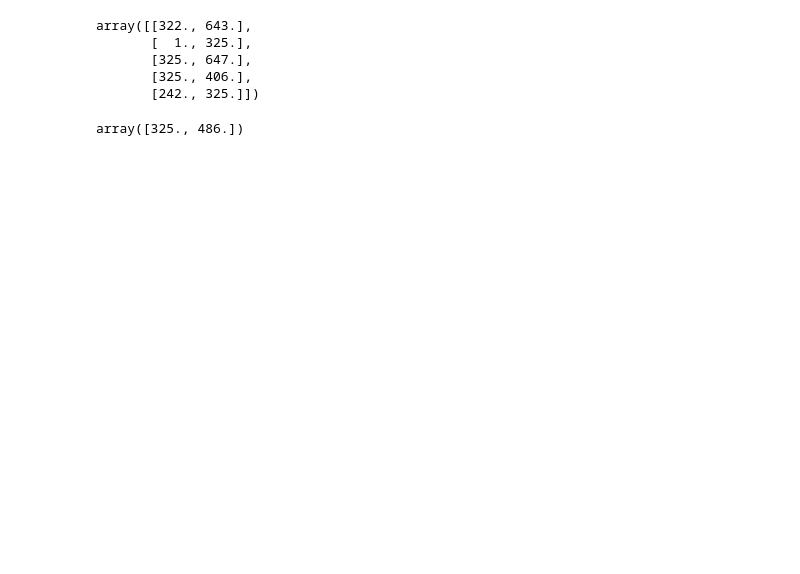
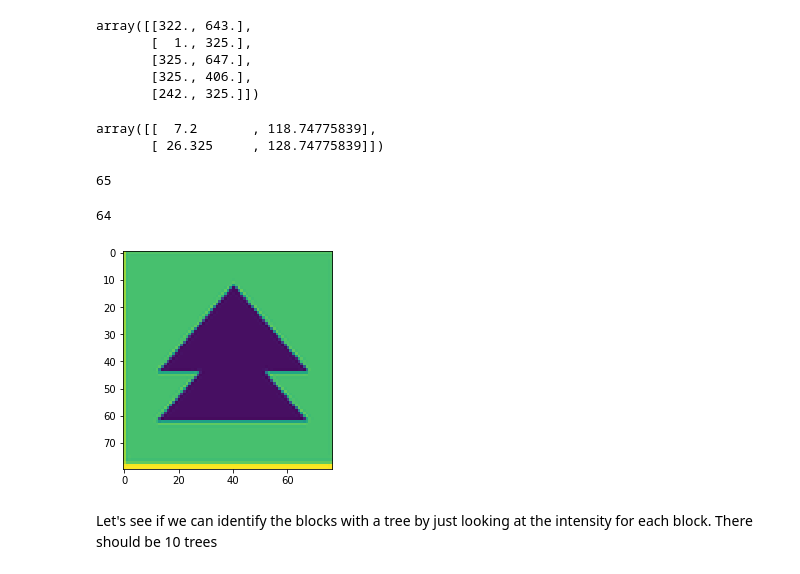
Before and after one commit to rrodenburg/tents_n_trees, a Jupyter notebook: puzzle_detector.ipynb, the cells around one changed output. Cells and saved outputs as stored; diff of their text form; code cells hidden in the pictures; blank space fills up the shorter version.

Commit message:
wip: detecting trees in the blocks by intensity averaging

```diff
--- a/puzzle_detector.ipynb
+++ b/puzzle_detector.ipynb
@@ -91,3 +83 @@ sns.heatmap(distance_matrix(lines.reshape(-1,4), lines.reshape(-1,4)))
 [figure]
-# %%
-hoi = distance_matrix(lines.reshape(-1,4), lines.reshape(-1,4))
@@ -171,8 +153,53 @@ array([[322., 643.],
        [325., 647.],
        [325., 406.],
        [242., 325.]])
-# %%
-for intersection in intersections:
-    x,y = intersections[5]
-# %% [output]
-array([325., 486.])
+# %%
+blocks = np.empty(shape=(1,2,2))
+
+for intersection in intersections:
+#     print(intersection)
+#     Find intersections to
+    intersections_diff = intersections - intersection
+    potentials = intersections[(intersections_diff[:,0] > 0) &
+                               (intersections_diff[:,1] > 0)]
+
+    closest_idx = np.argsort(np.sum((potentials - intersection)**2, axis=1))
+    if len(closest_idx) > 0:
+#         print(closest_idx)
+#         print(potentials[closest_idx[0]])
+#         print(intersection)
+        block = np.concatenate(([potentials[closest_idx[0]]], [intersection]), axis=0)
+#         print(block)
+        blocks = np.concatenate((blocks, [block]), axis=0)
+# %%
+blocks[0]
+# %% [output]
+array([[  7.2       , 118.74775839],
+       [ 26.325     , 128.74775839]])
+# %%
+len(blocks)
+# %% [output]
+65
+# %%
+8*8
+# %% [output]
+64
+# %%
+import time
+blocks_image = np.copy(gray) * 0
+
+for y2,x2,y1,x1 in blocks.reshape(-1,1,4).astype('int')[np.random.randint(len(blocks))]:
+#     for y2,x2,y1,x1 in block:
+        cv2.rectangle(blocks_image, (int(x1),int(y1)), (int(x2),int(y2)),1,thickness=-1)
+        to_show = gray[x1:x2,y1:y2]
+        plt.imshow(gray[x1:x2,y1:y2])
+#         time.sleep(5)
+#         plt.close()
+
+# Draw the lines on the  image
+# blocks_image = cv2.addWeighted(gray, 0.2, blocks_image, 0.8, 0)
+# plt.imshow(blocks_image, cmap='gray');
+# %% [output]
+[figure, added]
+# %% [markdown]
+Let's see if we can identify the blocks with a tree by just looking at the intensity for each block. There should be 10 trees
```
Also changed, not shown: parts of 14 cells of this notebook.
